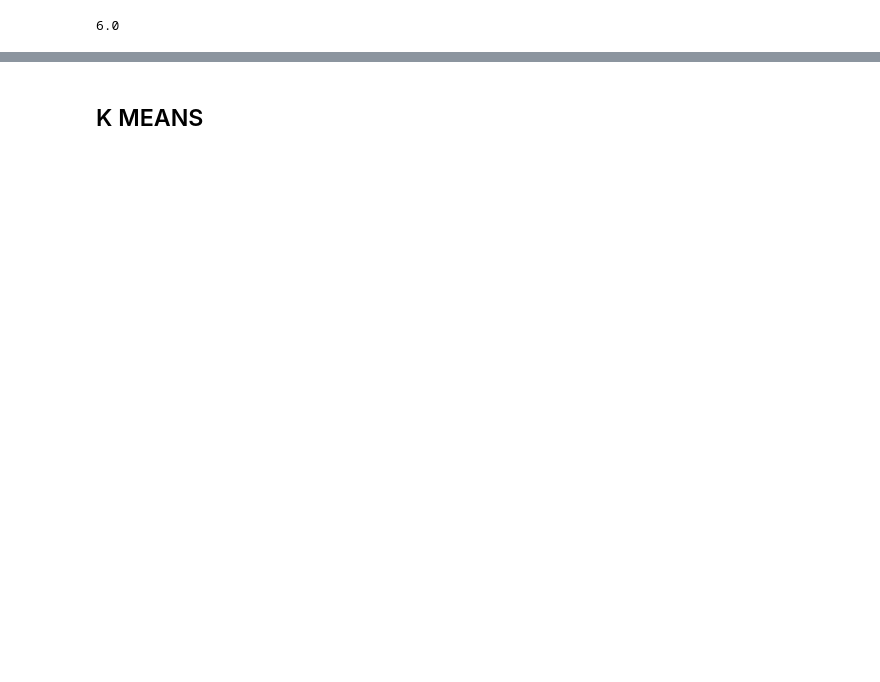
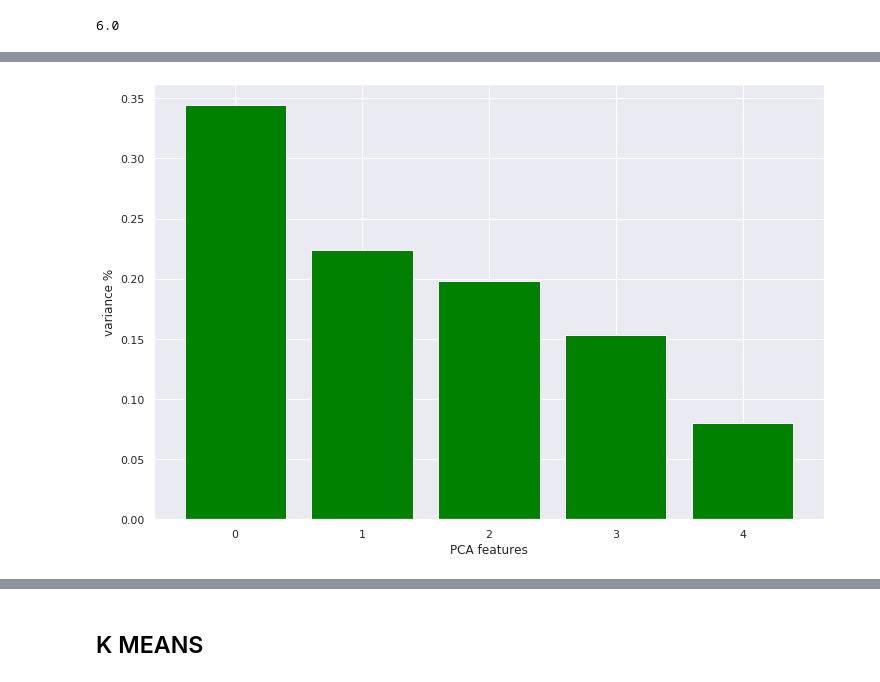
Before and after one commit to codenation-dev/squad-1-ad-xp-data-science-1, a Jupyter notebook: notebook-silvio.ipynb, the cells around one changed output, grey strips where cells are left out. Drawn from its saved outputs; the diff is of its cells as text; code cells hidden in the pictures; blank space fills up the shorter version.

```diff
--- a/notebook-silvio.ipynb
+++ b/notebook-silvio.ipynb
@@ -417,0 +410,6 @@ Length: 129, dtype: int64
+# %%
+label_encoder = LabelEncoder()
+mercado.de_nivel_atividade = label_encoder.fit_transform(mercado.de_nivel_atividade)
+# %%
+label_encoder = LabelEncoder()
+mercado.natureza_juridica_macro = label_encoder.fit_transform(mercado.natureza_juridica_macro)
@@ -417,0 +425,15 @@ Length: 129, dtype: int64
+# %%
+mercado.vl_faturamento_estimado_aux = ((mercado["vl_faturamento_estimado_aux"]-mercado["vl_faturamento_estimado_aux"].min())/(mercado["vl_faturamento_estimado_aux"].max()-mercado["vl_faturamento_estimado_aux"].min()))*20
+# %%
+pca = PCA(0.95)
+bla = pca.fit_transform(mercado)
+blaDf= pd.DataFrame(bla)
+# %%
+features = range(pca.n_components_)
+plt.bar(features, pca.explained_variance_ratio_, color='green')
+plt.xlabel('PCA features')
+plt.ylabel('variance %')
+plt.xticks(features)
+plt.show()
+# %% [output]
+[figure, added]
```
Also changed, not shown: parts of 44 cells of this notebook.
